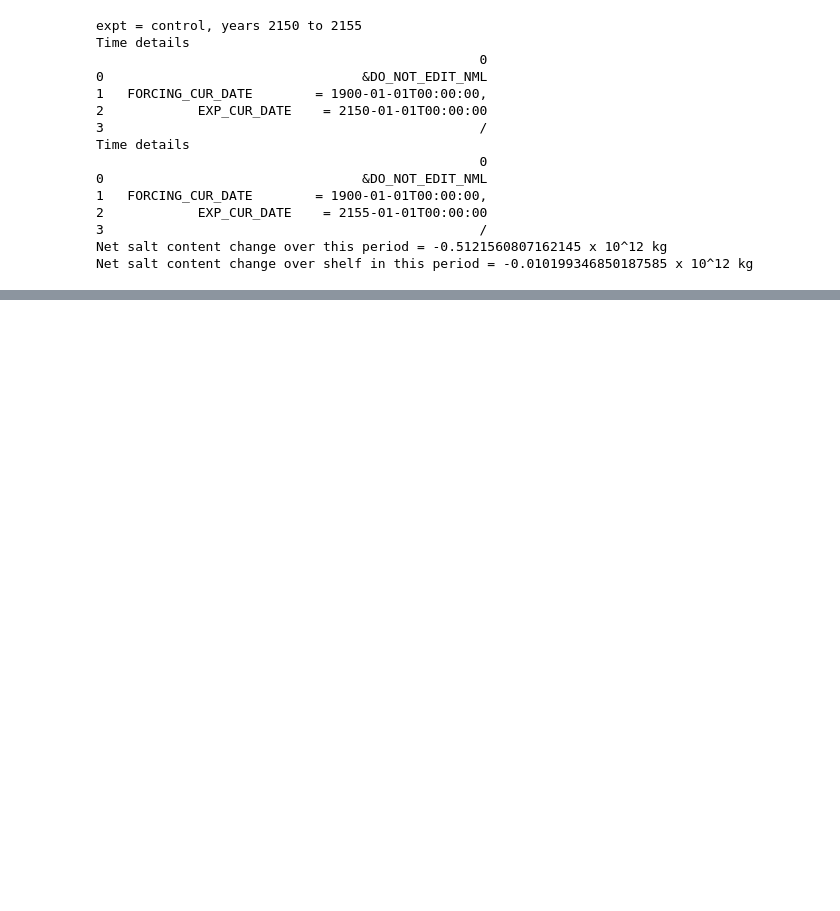
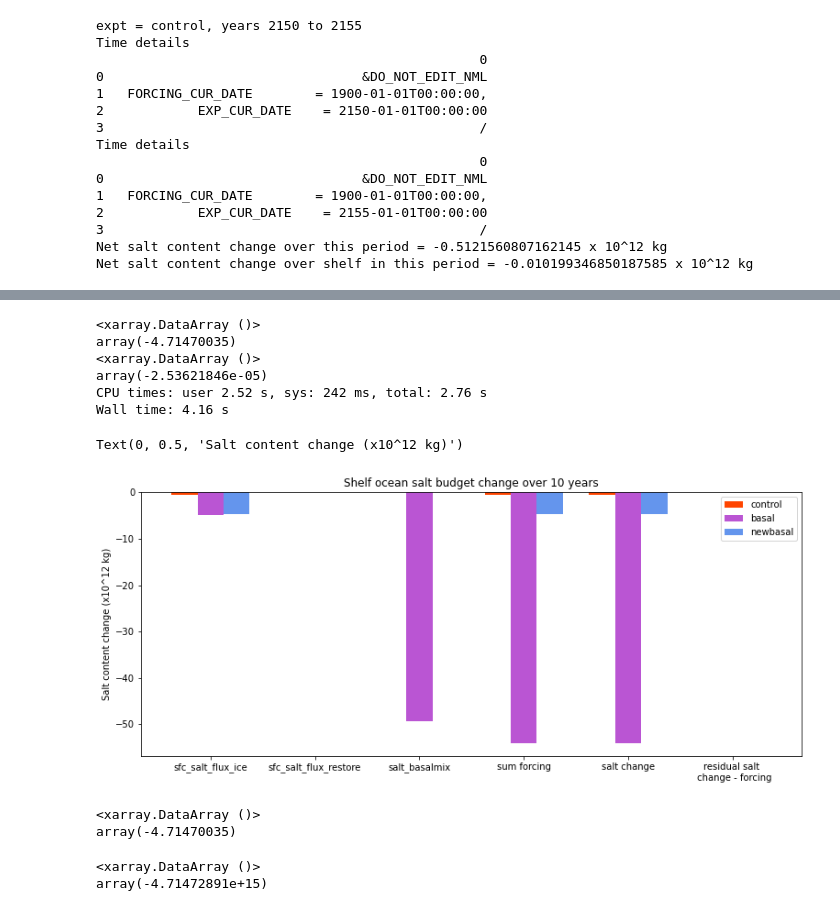
Before and after one commit to pedrocol/basal_mom5-collaborative-project, a Jupyter notebook: notebooks/salt_budget.ipynb, the cells around one changed output, grey strips where cells are left out. Cells and saved outputs as stored; diff of their text form; code cells hidden in the pictures; blank space fills up the shorter version.

```diff
--- a/notebooks/salt_budget.ipynb
+++ b/notebooks/salt_budget.ipynb
@@ -216,7 +214,7 @@ c_p = 3992.1
 rho0 = 1035.0
 area = cc.querying.getvar(control, 'area_t', master_session, n=1).load()
 
-print('expt = basal, year 2150 01-01 to 01-07')
+print('expt = basal, year 2150 to 2151')
 salt_init, temp_init,dzt_init = get_salt_snap(basal, basal_melt_session,2150)
 salt_end, temp_end,dzt_end = get_salt_snap(basal, basal_melt_session,2151)
 
@@ -224,8 +222,8 @@ salt_end, temp_end,dzt_end = get_salt_snap(basal, basal_melt_session,2151)
 # salt in g/kg, multiply by kg in cell = rho0*area_t*dzt, gives g of salt, then divide by 1000 gives kg of salt.
 
 # there is a factor of rho_0 in dzt so no need to include:
-salt_content_change = (((salt_end*dzt_end).sum('st_ocean') - (salt_init*dzt_init).sum('st_ocean'))*area).sum()
-print('Net salt content change over this period =',salt_content_change.values/1e3/1e12,'x 10^12 kg')
+salt_content_change_basal = (((salt_end*dzt_end).sum('st_ocean') - (salt_init*dzt_init).sum('st_ocean'))*area).sum()
+print('Net salt content change over this period =',salt_content_change_basal.values/1e3/1e12,'x 10^12 kg')
 
 #shelf value
 salt_shelf, shelf_mask = shelf_mask_isobath((((salt_end*dzt_end).sum('st_ocean') - (salt_init*dzt_init).sum('st_ocean'))*area))
@@ -263,8 +261,8 @@ salt_end, temp_end,dzt_end = get_salt_snap(control, master_session,2155)
 # salt in g/kg, multiply by kg in cell = rho0*area_t*dzt, gives g of salt, then divide by 1000 gives kg of salt.
 
 # there is a factor of rho_0 in dzt so no need to include:
-salt_content_change = (((salt_end*dzt_end).sum('st_ocean') - (salt_init*dzt_init).sum('st_ocean'))*area).sum()
-print('Net salt content change over this period =',salt_content_change.values/1e3/1e12,'x 10^12 kg')
+salt_content_change_control = (((salt_end*dzt_end).sum('st_ocean') - (salt_init*dzt_init).sum('st_ocean'))*area).sum()
+print('Net salt content change over this period =',salt_content_change_control.values/1e3/1e12,'x 10^12 kg')
 
 #shelf value
 salt_shelf, shelf_mask = shelf_mask_isobath((((salt_end*dzt_end).sum('st_ocean') - (salt_init*dzt_init).sum('st_ocean'))*area))
@@ -288,0 +579,66 @@ Net salt content change over shelf in this period = -0.010199346850187585 x 10^1
+# %%
+%%time
+
+ice = sfc_salt_flux_ice*days_in_month*area_t
+restore = sfc_salt_flux_restore*days_in_month*area_t
+
+ice = ice.sum()*24*3600/1e12
+ice_newbasal = ice.load()
+print(ice_newbasal)
+
+restore = restore.sum()*24*3600/1e12
+restore_newbasal = restore.load()
+print(restore_newbasal)
+# %% [output]
+<xarray.DataArray ()>
+array(-4.71470035)
+<xarray.DataArray ()>
+array(-2.53621846e-05)
+CPU times: user 2.52 s, sys: 242 ms, total: 2.76 s
+Wall time: 4.16 s
+# %%
+sum_control = restore_control + ice_control
+sum_basal = restore_basal + ice_basal + basalh
+sum_newbasal = restore_newbasal + ice_newbasal
+# %%
+salt_change_control = salt_content_change_control/1e3/1e12
+salt_change_basal = salt_content_change_basal/1e3/1e12
+salt_change_newbasal = salt_content_change_newbasal/1e3/1e12
+# %%
+### manually add data (2150-59, shelf) since kernel died when i did it all at once
+# columns are ice, restore, basal, icb, 0 (to be summed), salt change, 0 (to be calc. from residual)
+# rows are control (can be computed using above salt budget function), basal (GPC015), iceberg (GPC018)
+# salt change function in notebook Salt_change.ipynb
+ndays = 365*10 #days_in_month.sum()
+bar_plot = np.array([[ice_control ,restore_control ,0     , sum_control,salt_change_control ,salt_change_control-sum_control],
+                     [ice_basal   ,restore_basal   ,basalh,sum_basal   ,salt_change_basal   ,salt_change_basal-sum_basal],
+                     [ice_newbasal,restore_newbasal,0     ,sum_newbasal,salt_change_newbasal,salt_change_newbasal-sum_newbasal]])
+
+#ar_plot[:,4]=bar_plot[:,0]+bar_plot[:,1]+bar_plot[:,2]+bar_plot[:,3]
+#ar_plot[:,5]=bar_plot[:,]-bar_plot[:,4]
+
+X = np.arange(6)
+fig = plt.figure(figsize = (10,4))
+ax = fig.add_axes([0,0,1,1])
+
+ax.bar(X + 0.00, bar_plot[0,:], color = 'orangered', width = 0.25)
+ax.bar(X + 0.25, bar_plot[1,:], color = 'mediumorchid', width = 0.25)
+ax.bar(X + 0.50, bar_plot[2,:], color = 'cornflowerblue', width = 0.25)
+
+ax.legend(labels=['control', 'basal','newbasal'])
+plt.xticks(X+0.25, ('sfc_salt_flux_ice','sfc_salt_flux_restore','salt_basalmix','sum forcing','salt change','residual salt \n change - forcing'))
+plt.title('Shelf ocean salt budget change over 10 years')
+plt.ylabel('Salt content change (x10^12 kg)')
+# %% [output]
+Text(0, 0.5, 'Salt content change (x10^12 kg)')
+[figure, added]
+# %%
+ice_newbasal
+# %% [output]
+<xarray.DataArray ()>
+array(-4.71470035)
+# %%
+salt_change_newbasal
+# %% [output]
+<xarray.DataArray ()>
+array(-4.71472891e+15)
```
Also changed, not shown: parts of 15 cells of this notebook, 1 other file.
